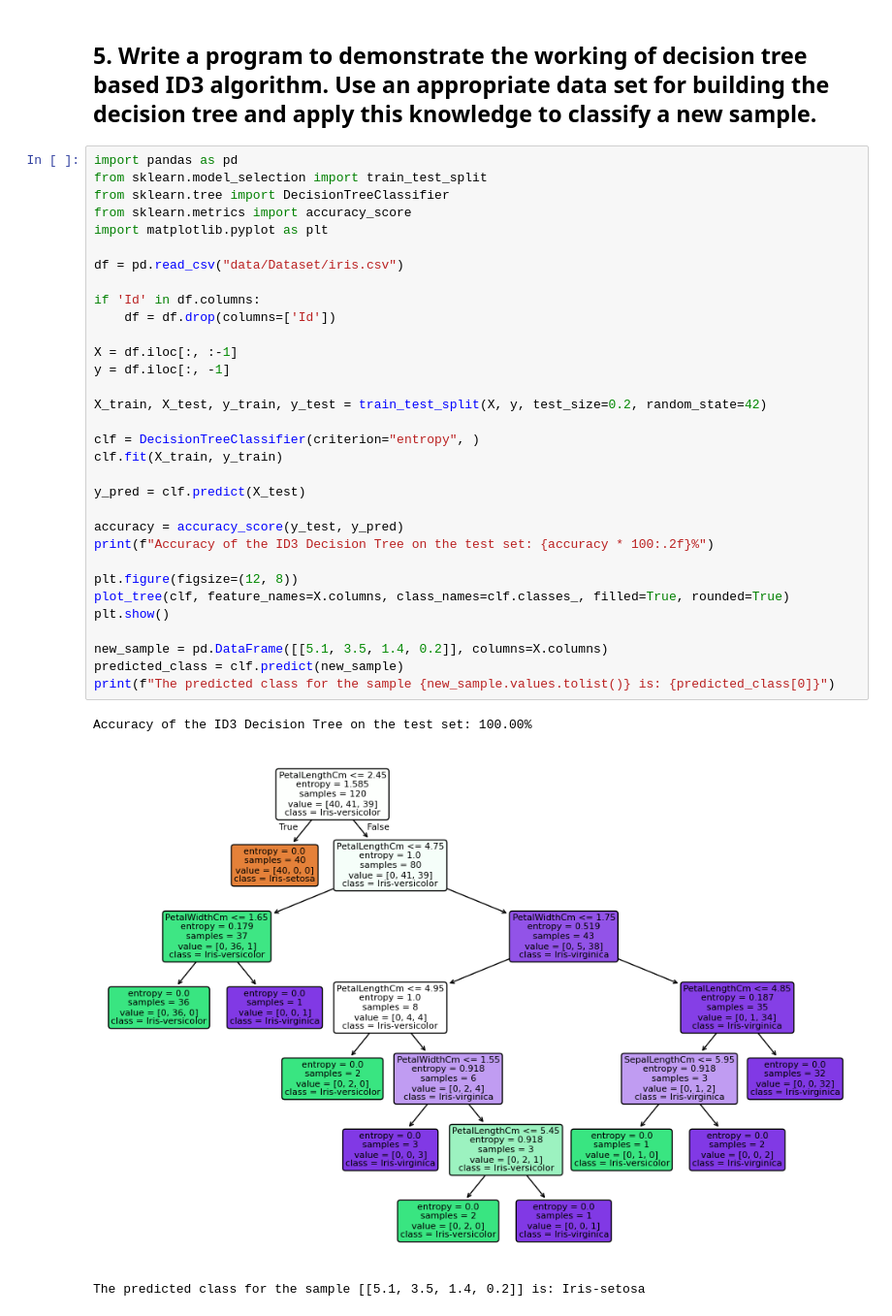
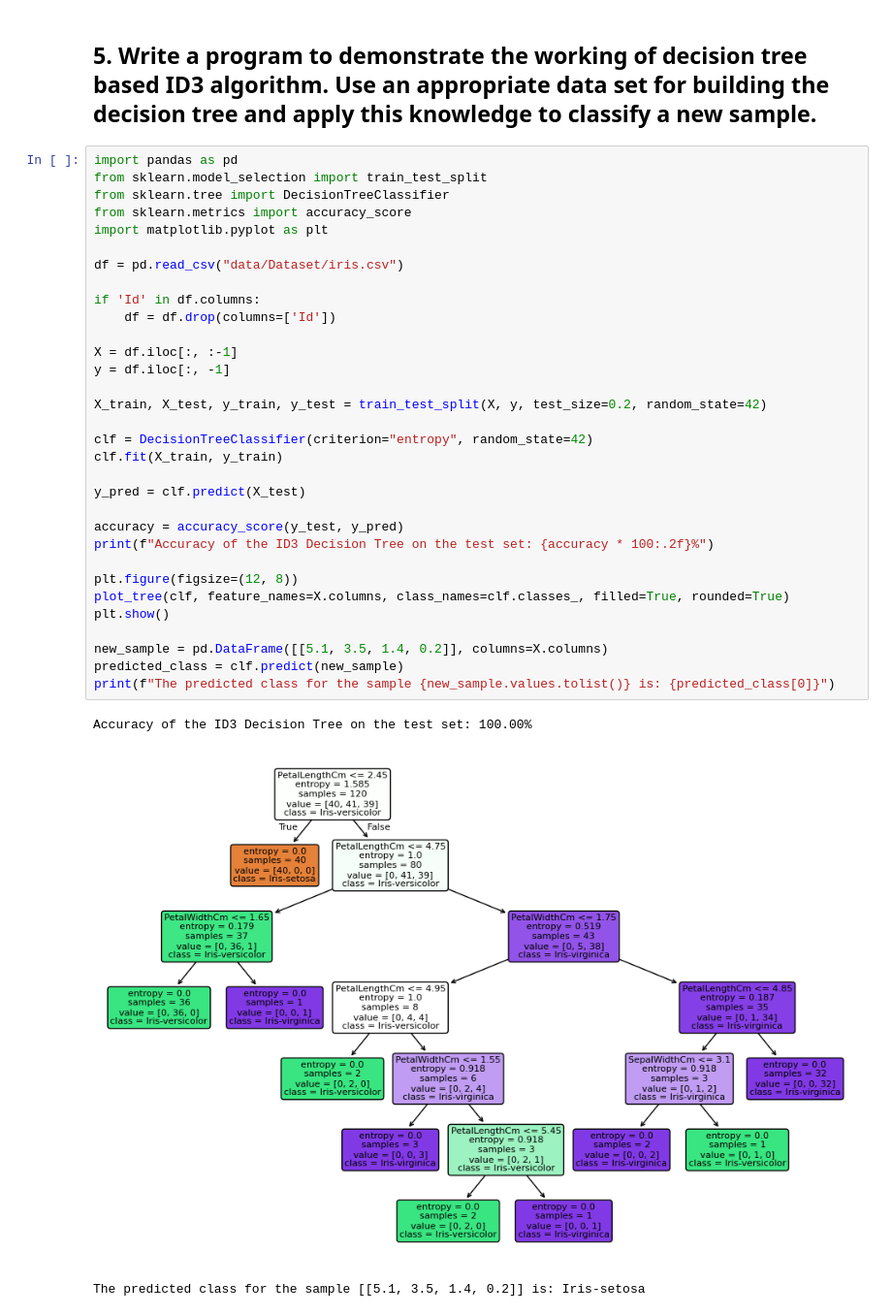
Before and after one commit to JoyM268/sdmcet-aiml, a Jupyter notebook: Termworks/Termwork - 5.ipynb, the cells around one changed output. Shown at 97% size. Saved outputs shown, nothing was run; the diff lists cells and outputs as text.

```diff
--- a/Termworks/Termwork - 5.ipynb
+++ b/Termworks/Termwork - 5.ipynb
@@ -6,33 +6,33 @@ from sklearn.model_selection import train_test_split
 from sklearn.tree import DecisionTreeClassifier
 from sklearn.metrics import accuracy_score
 import matplotlib.pyplot as plt
 
 df = pd.read_csv("data/Dataset/iris.csv")
 
 if 'Id' in df.columns:
     df = df.drop(columns=['Id'])
 
 X = df.iloc[:, :-1]
 y = df.iloc[:, -1]
 
 X_train, X_test, y_train, y_test = train_test_split(X, y, test_size=0.2, random_state=42)
 
-clf = DecisionTreeClassifier(criterion="entropy", )
+clf = DecisionTreeClassifier(criterion="entropy", random_state=42)
 clf.fit(X_train, y_train)
 
 y_pred = clf.predict(X_test)
 
 accuracy = accuracy_score(y_test, y_pred)
 print(f"Accuracy of the ID3 Decision Tree on the test set: {accuracy * 100:.2f}%")
 
 plt.figure(figsize=(12, 8))
 plot_tree(clf, feature_names=X.columns, class_names=clf.classes_, filled=True, rounded=True)
 plt.show()
 
 new_sample = pd.DataFrame([[5.1, 3.5, 1.4, 0.2]], columns=X.columns)
 predicted_class = clf.predict(new_sample)
 print(f"The predicted class for the sample {new_sample.values.tolist()} is: {predicted_class[0]}")
 # %% [output]
 Accuracy of the ID3 Decision Tree on the test set: 100.00%
-[figure, old version]
+[figure, new version]
 The predicted class for the sample [[5.1, 3.5, 1.4, 0.2]] is: Iris-setosa
```
Also changed, not shown: 1 other file.
